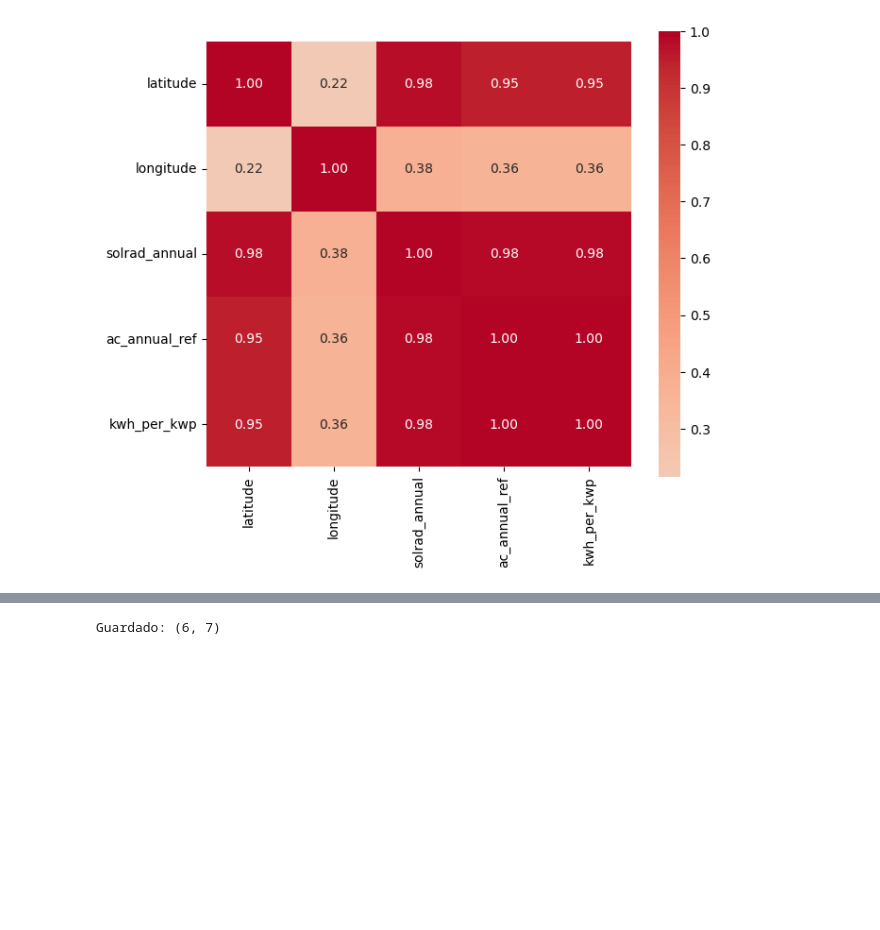
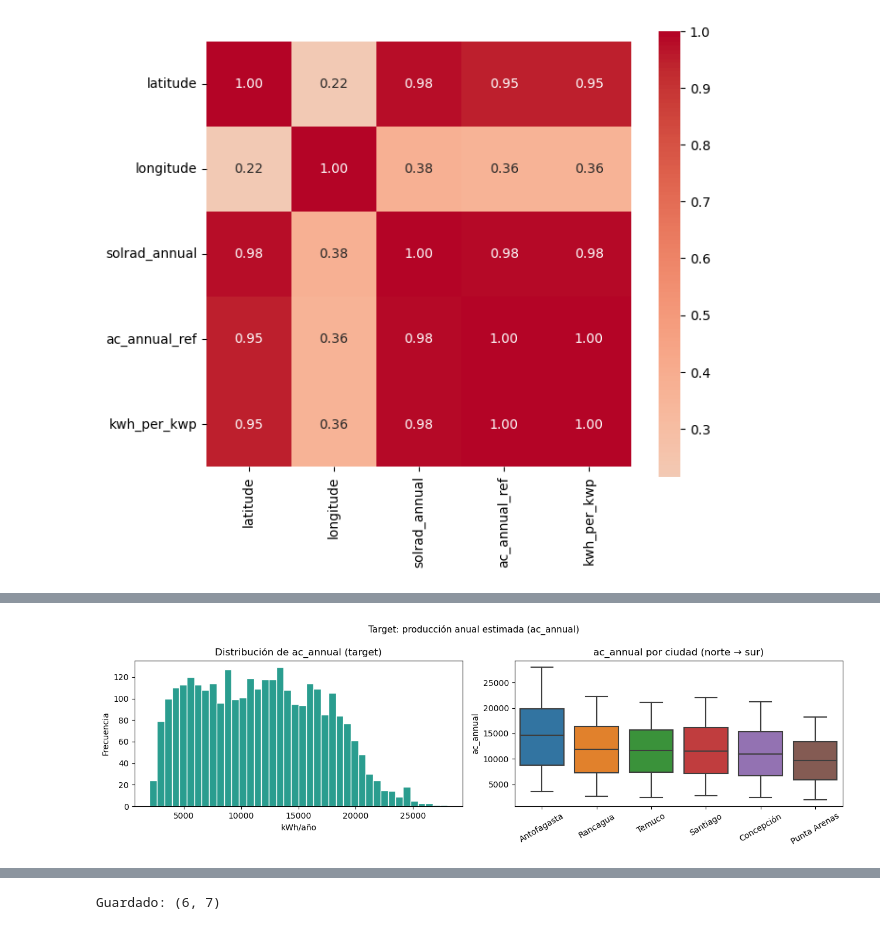
Before and after one commit to JulioPradenas/solar-chile, a Jupyter notebook: notebooks/01_eda.ipynb, the cells around one changed output, grey strips where cells are left out. Saved outputs shown, nothing was run; the diff lists cells and outputs as text; code cells hidden in the pictures; blank space fills up the shorter version.

```diff
--- a/notebooks/01_eda.ipynb
+++ b/notebooks/01_eda.ipynb
@@ -103,0 +109,5 @@ plt.tight_layout()
+# %%
+df_train = pd.read_csv(DATA_PROC / 'solar_chile_model.csv')
+print(f'Shape: {df_train.shape}')
+print(f'Nulls:\n{df_train.isnull().sum().to_string()}')
+df_train.describe().round(2)
@@ -103,0 +137,18 @@ plt.tight_layout()
+# %%
+fig, axes = plt.subplots(1, 2, figsize=(13, 4))
+
+axes[0].hist(df_train['ac_annual'], bins=40, color='#2a9d8f', edgecolor='white')
+axes[0].set_title('Distribución de ac_annual (target)')
+axes[0].set_xlabel('kWh/año')
+axes[0].set_ylabel('Frecuencia')
+
+sns.boxplot(x='city', y='ac_annual', data=df_train, ax=axes[1],
+            order=df_train.groupby('city')['ac_annual'].median().sort_values(ascending=False).index)
+axes[1].set_title('ac_annual por ciudad (norte → sur)')
+axes[1].set_xlabel('')
+axes[1].tick_params(axis='x', rotation=30)
+
+plt.suptitle('Target: producción anual estimada (ac_annual)', fontsize=11)
+plt.tight_layout()
+# %% [output]
+[figure, added]
```
Also changed, not shown: parts of 7 cells of this notebook, 10 other files.
